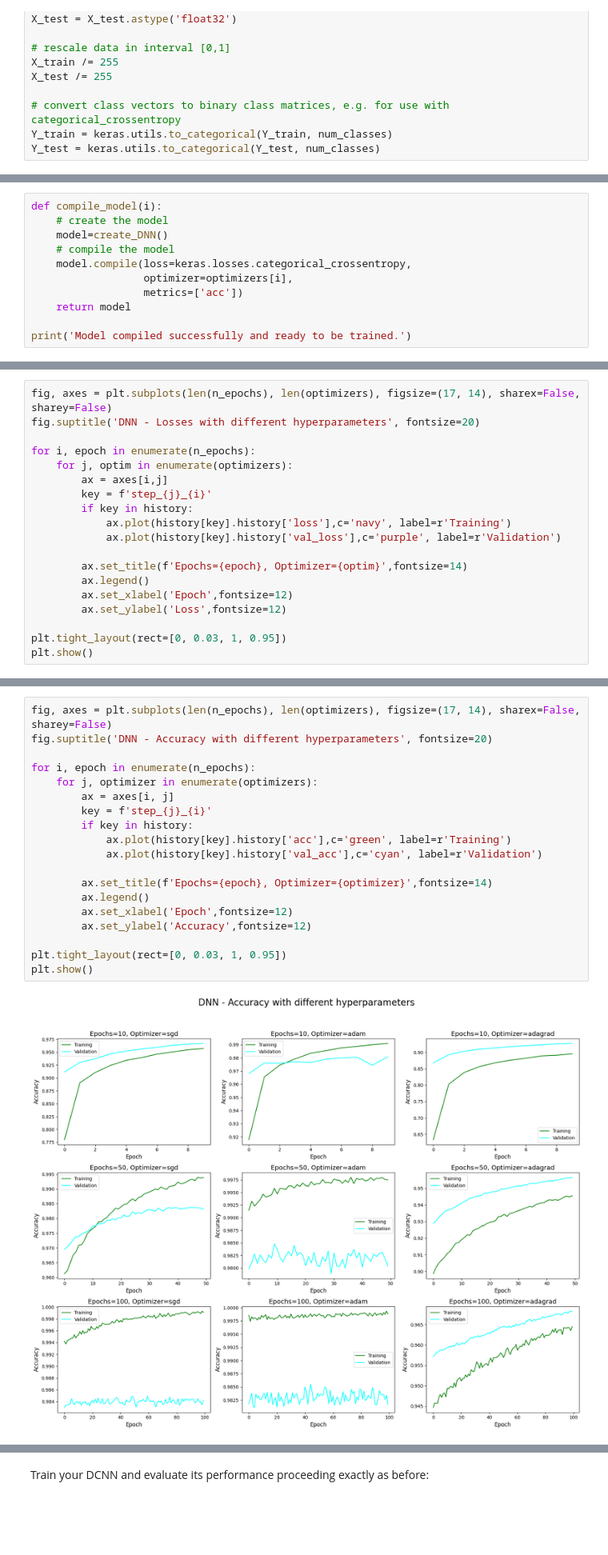
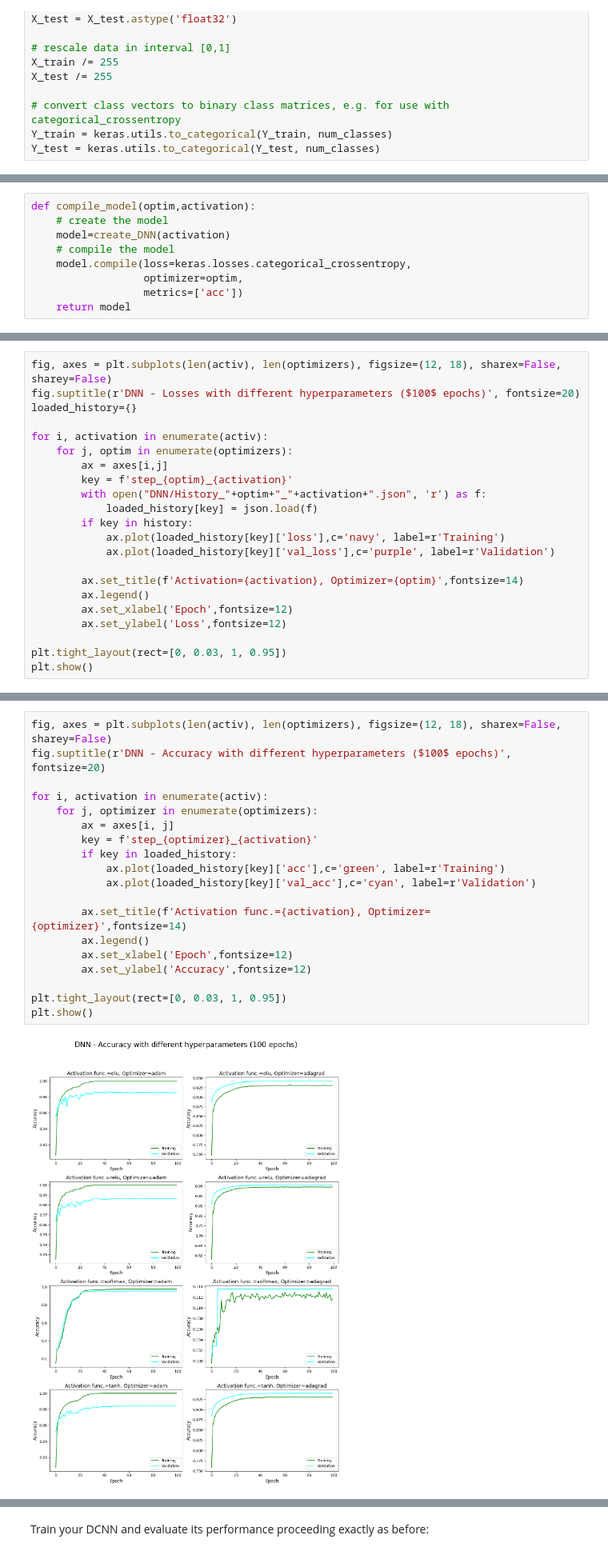
Before and after one commit to lazzerialberto/sim_numerica, a Jupyter notebook: lezione_12/LSN_Exercises_12.ipynb, the cells around one changed output, grey strips where cells are left out. Shown at 80% size. Drawn from its saved outputs; the diff is of its cells as text; blank space fills up the shorter version.

```diff
--- a/lezione_12/LSN_Exercises_12.ipynb
+++ b/lezione_12/LSN_Exercises_12.ipynb
@@ -302,11 +304,9 @@ Model architecture created successfully!
 # %%
-def compile_model(i):
+def compile_model(optim,activation):
     # create the model
-    model=create_DNN()
+    model=create_DNN(activation)
     # compile the model
     model.compile(loss=keras.losses.categorical_crossentropy,
-                  optimizer=optimizers[i],
+                  optimizer=optim,
                   metrics=['acc'])
     return model
-
-print('Model compiled successfully and ready to be trained.')
@@ -394,16 +351,19 @@ Epoch 100/100
 # %%
-fig, axes = plt.subplots(len(n_epochs), len(optimizers), figsize=(17, 14), sharex=False, sharey=False)
-fig.suptitle('DNN - Losses with different hyperparameters', fontsize=20)
+fig, axes = plt.subplots(len(activ), len(optimizers), figsize=(12, 18), sharex=False, sharey=False)
+fig.suptitle(r'DNN - Losses with different hyperparameters ($100$ epochs)', fontsize=20)
+loaded_history={}
 
-for i, epoch in enumerate(n_epochs):
+for i, activation in enumerate(activ):
     for j, optim in enumerate(optimizers):
         ax = axes[i,j]
-        key = f'step_{j}_{i}'
+        key = f'step_{optim}_{activation}'
+        with open("DNN/History_"+optim+"_"+activation+".json", 'r') as f:
+            loaded_history[key] = json.load(f)
         if key in history:
-            ax.plot(history[key].history['loss'],c='navy', label=r'Training')
-            ax.plot(history[key].history['val_loss'],c='purple', label=r'Validation')
+            ax.plot(loaded_history[key]['loss'],c='navy', label=r'Training')
+            ax.plot(loaded_history[key]['val_loss'],c='purple', label=r'Validation')
 
-        ax.set_title(f'Epochs={epoch}, Optimizer={optim}',fontsize=14)
+        ax.set_title(f'Activation={activation}, Optimizer={optim}',fontsize=14)
         ax.legend()
         ax.set_xlabel('Epoch',fontsize=12)
         ax.set_ylabel('Loss',fontsize=12)
@@ -415,22 +375,22 @@ plt.show()
 # %%
-fig, axes = plt.subplots(len(n_epochs), len(optimizers), figsize=(17, 14), sharex=False, sharey=False)
-fig.suptitle('DNN - Accuracy with different hyperparameters', fontsize=20)
+fig, axes = plt.subplots(len(activ), len(optimizers), figsize=(12, 18), sharex=False, sharey=False)
+fig.suptitle(r'DNN - Accuracy with different hyperparameters ($100$ epochs)', fontsize=20)
 
-for i, epoch in enumerate(n_epochs):
+for i, activation in enumerate(activ):
     for j, optimizer in enumerate(optimizers):
         ax = axes[i, j]
-        key = f'step_{j}_{i}'
-        if key in history:
-            ax.plot(history[key].history['acc'],c='green', label=r'Training')
-            ax.plot(history[key].history['val_acc'],c='cyan', label=r'Validation')
+        key = f'step_{optimizer}_{activation}'
+        if key in loaded_history:
+            ax.plot(loaded_history[key]['acc'],c='green', label=r'Training')
+            ax.plot(loaded_history[key]['val_acc'],c='cyan', label=r'Validation')
 
-        ax.set_title(f'Epochs={epoch}, Optimizer={optimizer}',fontsize=14)
+        ax.set_title(f'Activation func.={activation}, Optimizer={optimizer}',fontsize=14)
         ax.legend()
         ax.set_xlabel('Epoch',fontsize=12)
         ax.set_ylabel('Accuracy',fontsize=12)
 
 plt.tight_layout(rect=[0, 0.03, 1, 0.95])
 plt.show()
 # %% [output]
-[figure, old version]
+[figure, new version]
 # %%
```
Also changed, not shown: parts of 18 cells of this notebook, 52 other files.
